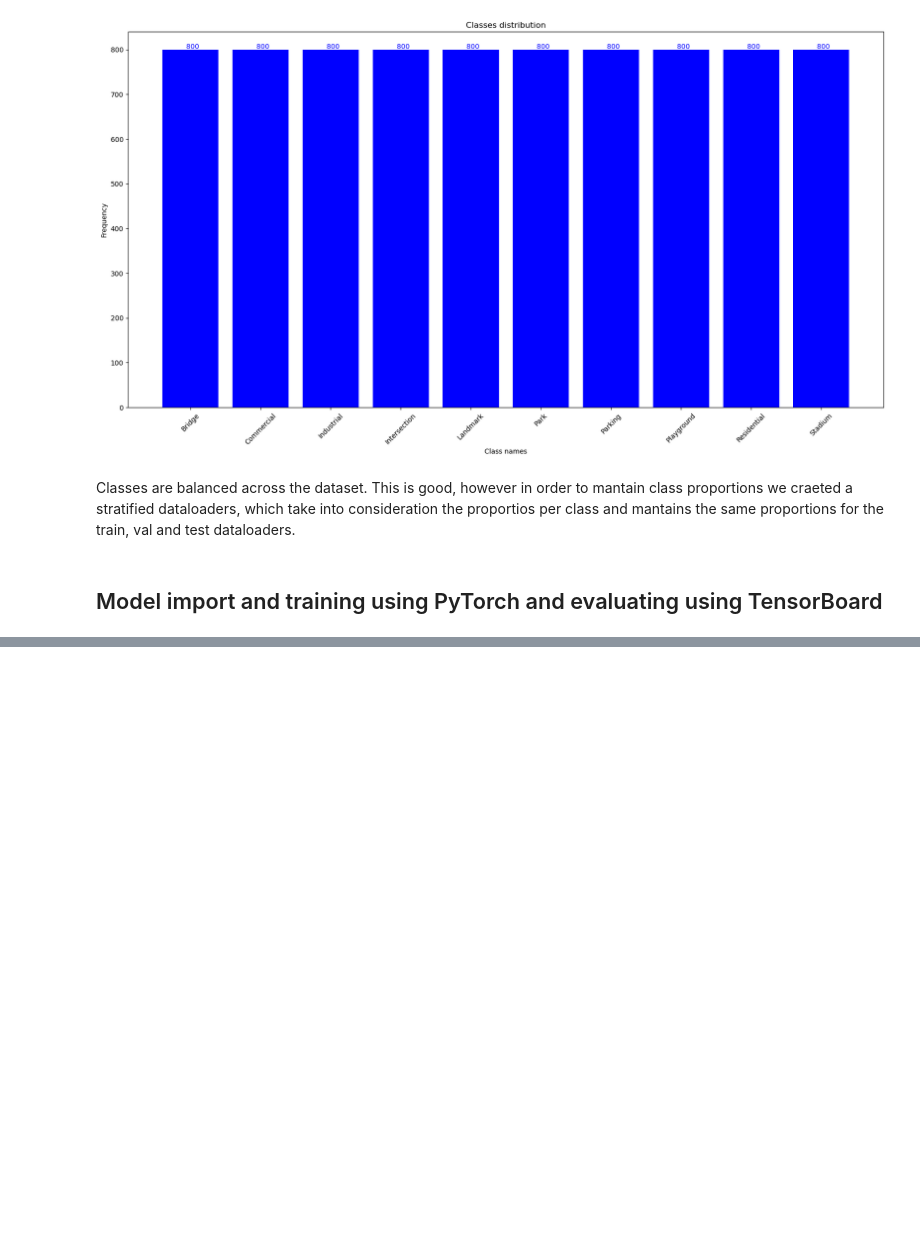
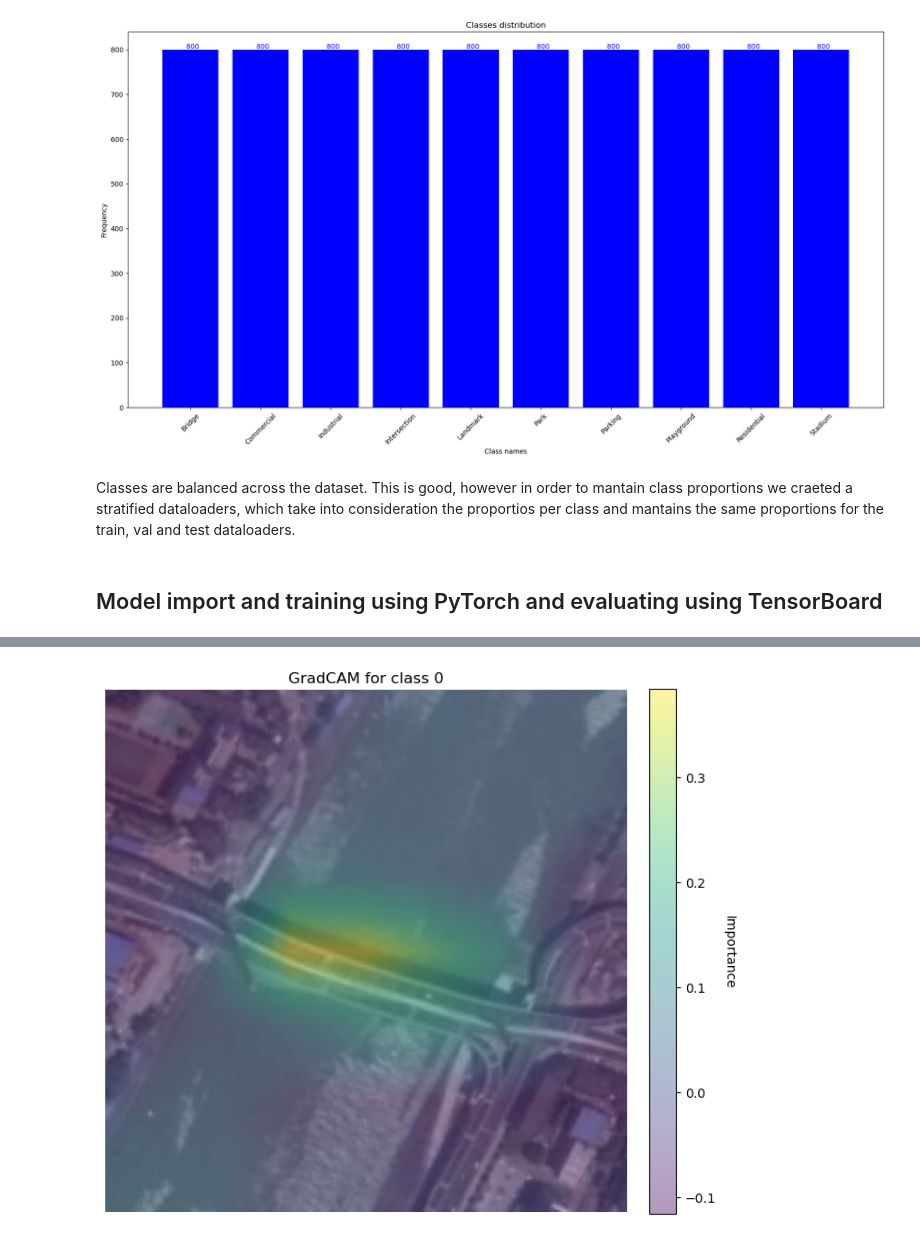
Before and after one commit to eduardo-lezama/City-Scene-Classifier, a Jupyter notebook: city_image_classifier.ipynb, the cells around one changed output, grey strips where cells are left out. Drawn from its saved outputs; the diff is of its cells as text; code cells hidden in the pictures; blank space fills up the shorter version.

```diff
--- a/city_image_classifier.ipynb
+++ b/city_image_classifier.ipynb
@@ -444,0 +500,26 @@ writer.close()
+# %%
+import cv2
+def visualize_gradcam(model, layer, input_tensor, target_class):
+    gradcam = LayerGradCam(model, layer)
+    attr = gradcam.attribute(input_tensor, target=target_class)
+    heatmap = attr.squeeze().cpu().detach().numpy()
+    heatmap_resized = cv2.resize(heatmap, (224, 224))  # Interpolar
+
+
+  # Visualización
+    fig, ax = pt.subplots(figsize=(8, 8))  # Crear figura y ejes
+    img = ax.imshow(tensor2image(input_tensor))  # Mostrar la imagen original
+    heatmap_img = ax.imshow(heatmap_resized, cmap='viridis', alpha=0.4)  # Superponer el heatmap
+
+    # Agregar colorbar
+    cbar = fig.colorbar(heatmap_img, ax=ax, fraction=0.046, pad=0.04)  # Crear barra de colores
+    cbar.set_label('Importance', rotation=270, labelpad=15)  # Etiqueta de la barra de colores
+
+    # Título y eliminación de ejes
+    pt.title(f"GradCAM for class {target_class}")
+    pt.axis('off')
+    pt.show()
+# %%
+visualize_gradcam(model, layer, first_image, 0)
+# %% [output]
+[figure, added]
```
Also changed, not shown: parts of 11 cells of this notebook.
